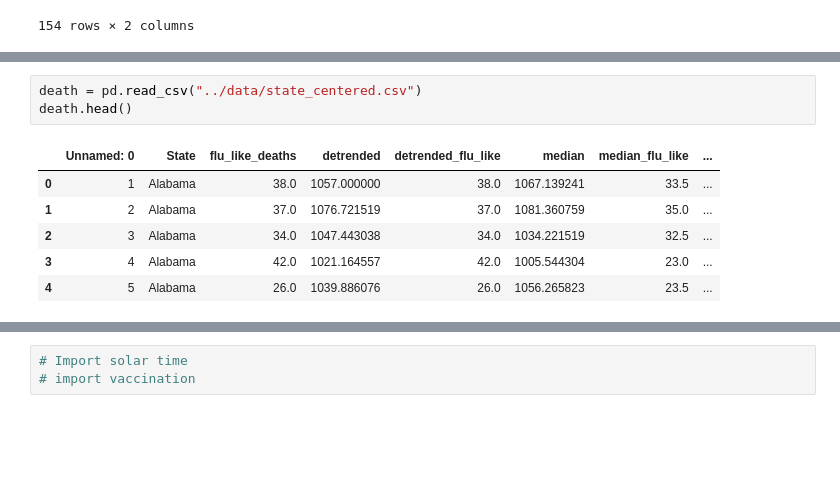
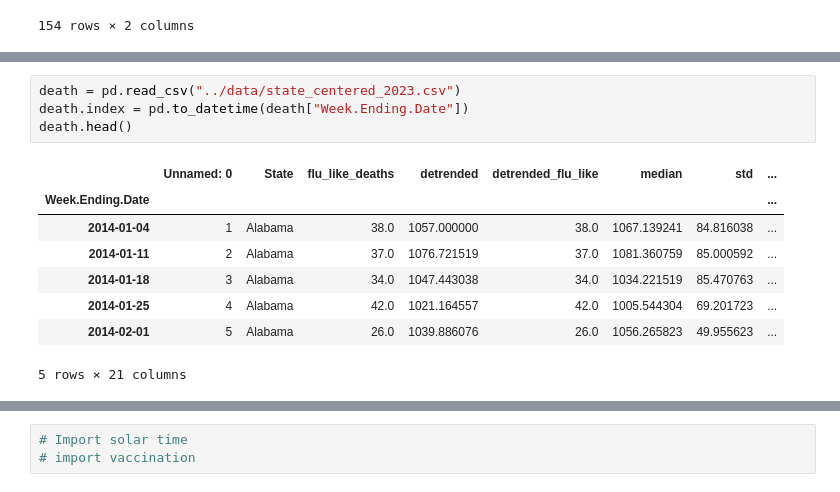
Before and after one commit to matzhaugen/mortality, a Jupyter notebook: notebooks/satellites-redux.ipynb, the cells around one changed output, grey strips where cells are left out. Cells and saved outputs as stored; diff of their text form; blank space fills up the shorter version.

```diff
--- a/notebooks/satellites-redux.ipynb
+++ b/notebooks/satellites-redux.ipynb
@@ -110,12 +97,15 @@ plt.xlim([np.datetime64("2019-01-01"), np.datetime64("2022-05-01")])
 [figure]
 # %%
-death = pd.read_csv("../data/state_centered.csv")
+death = pd.read_csv("../data/state_centered_2023.csv")
+death.index = pd.to_datetime(death["Week.Ending.Date"])
 death.head()
 # %% [output]
-|  | Unnamed: 0 | State | flu_like_deaths | detrended | detrended_flu_like | median | median_flu_like | ... |
-| 0 | 1 | Alabama | 38.0 | 1057.000000 | 38.0 | 1067.139241 | 33.5 | ... |
-| 1 | 2 | Alabama | 37.0 | 1076.721519 | 37.0 | 1081.360759 | 35.0 | ... |
-| 2 | 3 | Alabama | 34.0 | 1047.443038 | 34.0 | 1034.221519 | 32.5 | ... |
-| 3 | 4 | Alabama | 42.0 | 1021.164557 | 42.0 | 1005.544304 | 23.0 | ... |
-| 4 | 5 | Alabama | 26.0 | 1039.886076 | 26.0 | 1056.265823 | 23.5 | ... |
+|  | Unnamed: 0 | State | flu_like_deaths | detrended | detrended_flu_like | median | std | ... |
+| Week.Ending.Date |  |  |  |  |  |  |  | ... |
+| 2014-01-04 | 1 | Alabama | 38.0 | 1057.000000 | 38.0 | 1067.139241 | 84.816038 | ... |
+| 2014-01-11 | 2 | Alabama | 37.0 | 1076.721519 | 37.0 | 1081.360759 | 85.000592 | ... |
+| 2014-01-18 | 3 | Alabama | 34.0 | 1047.443038 | 34.0 | 1034.221519 | 85.470763 | ... |
+| 2014-01-25 | 4 | Alabama | 42.0 | 1021.164557 | 42.0 | 1005.544304 | 69.201723 | ... |
+| 2014-02-01 | 5 | Alabama | 26.0 | 1039.886076 | 26.0 | 1056.265823 | 49.955623 | ... |
+5 rows × 21 columns
 # %%
```
Also changed, not shown: parts of 20 cells of this notebook, 17 other files.
